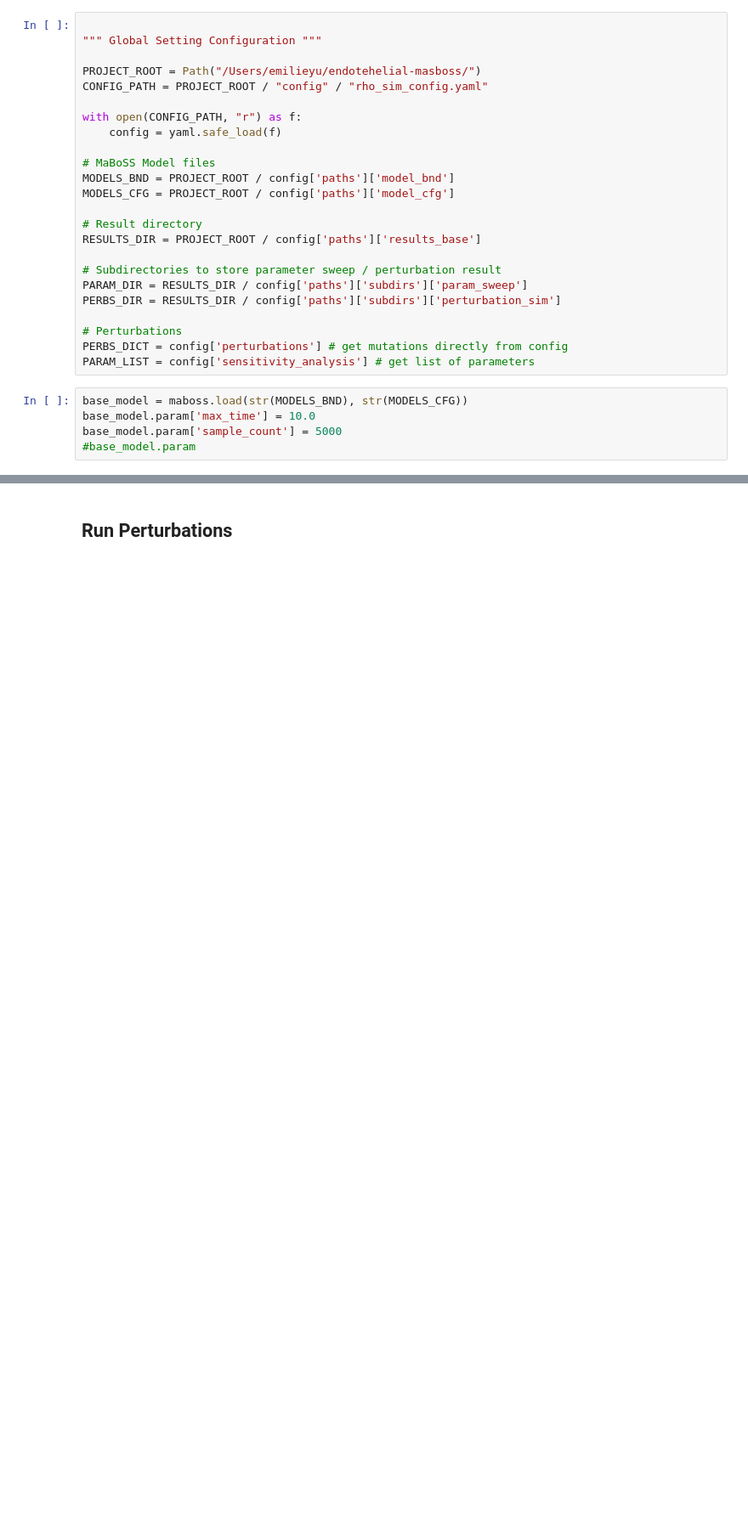
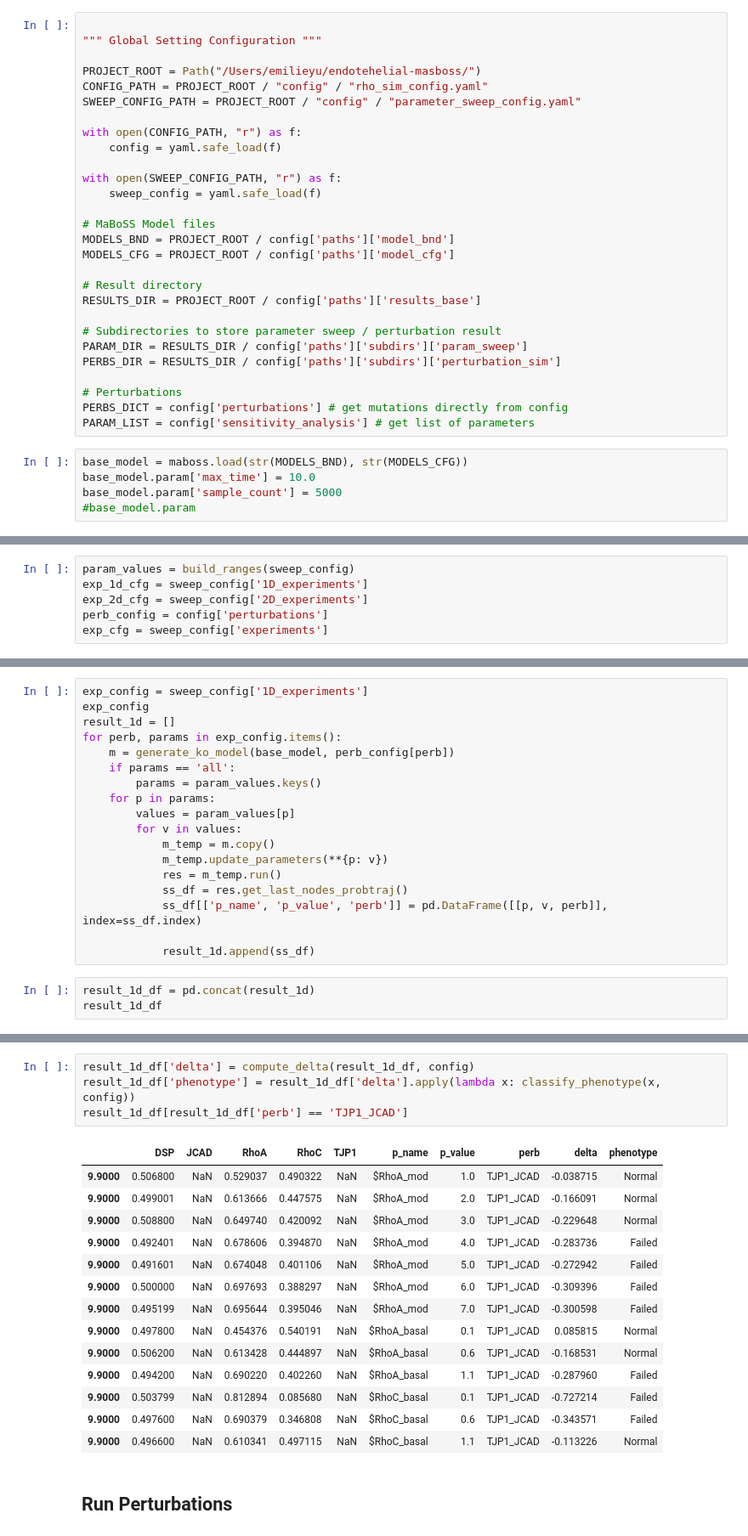
Before and after one commit to emilieyuu/endotehelial-masboss, a Jupyter notebook: notebooks/05_runs_exploratory.ipynb, the cells around one changed output, grey strips where cells are left out. Shown at 85% size. Drawn from its saved outputs; the diff is of its cells as text; blank space fills up the shorter version.

```diff
--- a/notebooks/05_runs_exploratory.ipynb
+++ b/notebooks/05_runs_exploratory.ipynb
@@ -27,9 +27,13 @@ from boolean_models.scripts.run_param_sweep import run_param_sweep
 
 PROJECT_ROOT = Path("/Users/emilieyu/endotehelial-masboss/")
 CONFIG_PATH = PROJECT_ROOT / "config" / "rho_sim_config.yaml"
+SWEEP_CONFIG_PATH = PROJECT_ROOT / "config" / "parameter_sweep_config.yaml"
 
 with open(CONFIG_PATH, "r") as f:
     config = yaml.safe_load(f)
+
+with open(SWEEP_CONFIG_PATH, "r") as f:
+    sweep_config = yaml.safe_load(f)
 
 # MaBoSS Model files
 MODELS_BND = PROJECT_ROOT / config['paths']['model_bnd']
@@ -52,0 +59,6 @@ base_model.param['sample_count'] = 5000
+# %%
+param_values = build_ranges(sweep_config)
+exp_1d_cfg = sweep_config['1D_experiments']
+exp_2d_cfg = sweep_config['2D_experiments']
+perb_config = config['perturbations']
+exp_cfg = sweep_config['experiments']
@@ -52,0 +280,21 @@ base_model.param['sample_count'] = 5000
+# %%
+exp_config = sweep_config['1D_experiments']
+exp_config
+result_1d = []
+for perb, params in exp_config.items():
+    m = generate_ko_model(base_model, perb_config[perb])
+    if params == 'all':
+        params = param_values.keys()
+    for p in params:
+        values = param_values[p]
+        for v in values:
+            m_temp = m.copy()
+            m_temp.update_parameters(**{p: v})
+            res = m_temp.run()
+            ss_df = res.get_last_nodes_probtraj()
+            ss_df[['p_name', 'p_value', 'perb']] = pd.DataFrame([[p, v, perb]], index=ss_df.index)
+
+            result_1d.append(ss_df)
+# %%
+result_1d_df = pd.concat(result_1d)
+result_1d_df
@@ -53,3 +315,22 @@ base_model.param['sample_count'] = 5000
+# %%
+result_1d_df['delta'] = compute_delta(result_1d_df, config)
+result_1d_df['phenotype'] = result_1d_df['delta'].apply(lambda x: classify_phenotype(x, config))
+result_1d_df[result_1d_df['perb'] == 'TJP1_JCAD']
+# %% [output]
+|  | DSP | JCAD | RhoA | RhoC | TJP1 | p_name | p_value | perb | delta | phenotype |
+| 9.9000 | 0.506800 | NaN | 0.529037 | 0.490322 | NaN | $RhoA_mod | 1.0 | TJP1_JCAD | -0.038715 | Normal |
+| 9.9000 | 0.499001 | NaN | 0.613666 | 0.447575 | NaN | $RhoA_mod | 2.0 | TJP1_JCAD | -0.166091 | Normal |
+| 9.9000 | 0.508800 | NaN | 0.649740 | 0.420092 | NaN | $RhoA_mod | 3.0 | TJP1_JCAD | -0.229648 | Normal |
+| 9.9000 | 0.492401 | NaN | 0.678606 | 0.394870 | NaN | $RhoA_mod | 4.0 | TJP1_JCAD | -0.283736 | Failed |
+| 9.9000 | 0.491601 | NaN | 0.674048 | 0.401106 | NaN | $RhoA_mod | 5.0 | TJP1_JCAD | -0.272942 | Failed |
+| 9.9000 | 0.500000 | NaN | 0.697693 | 0.388297 | NaN | $RhoA_mod | 6.0 | TJP1_JCAD | -0.309396 | Failed |
+| 9.9000 | 0.495199 | NaN | 0.695644 | 0.395046 | NaN | $RhoA_mod | 7.0 | TJP1_JCAD | -0.300598 | Failed |
+| 9.9000 | 0.497800 | NaN | 0.454376 | 0.540191 | NaN | $RhoA_basal | 0.1 | TJP1_JCAD | 0.085815 | Normal |
+| 9.9000 | 0.506200 | NaN | 0.613428 | 0.444897 | NaN | $RhoA_basal | 0.6 | TJP1_JCAD | -0.168531 | Normal |
+| 9.9000 | 0.494200 | NaN | 0.690220 | 0.402260 | NaN | $RhoA_basal | 1.1 | TJP1_JCAD | -0.287960 | Failed |
+| 9.9000 | 0.503799 | NaN | 0.812894 | 0.085680 | NaN | $RhoC_basal | 0.1 | TJP1_JCAD | -0.727214 | Failed |
+| 9.9000 | 0.497600 | NaN | 0.690379 | 0.346808 | NaN | $RhoC_basal | 0.6 | TJP1_JCAD | -0.343571 | Failed |
+| 9.9000 | 0.496600 | NaN | 0.610341 | 0.497115 | NaN | $RhoC_basal | 1.1 | TJP1_JCAD | -0.113226 | Normal |
 # %% [markdown]
 ## Run Perturbations
 # %%
```
Also changed, not shown: parts of 18 cells of this notebook, 8 other files.
